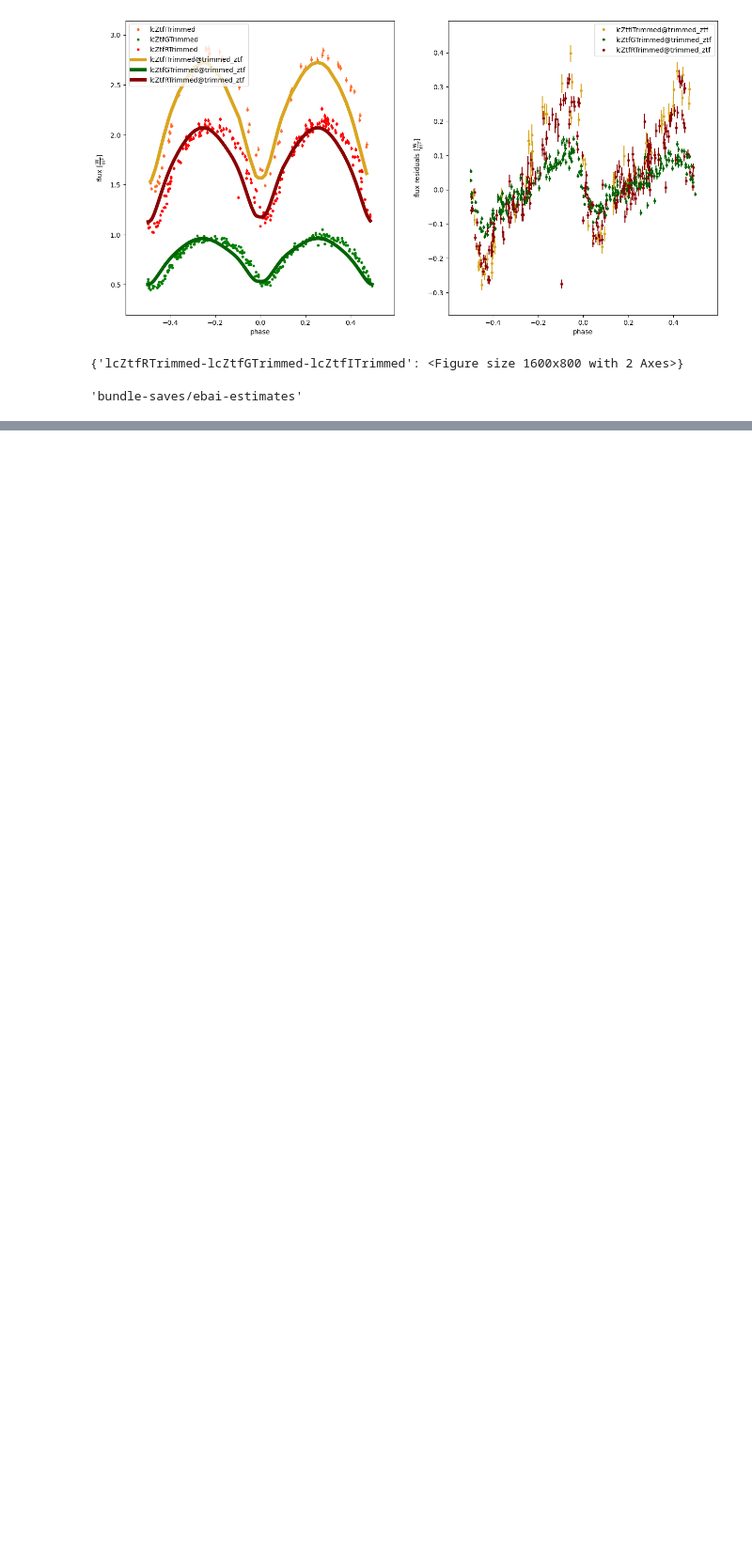
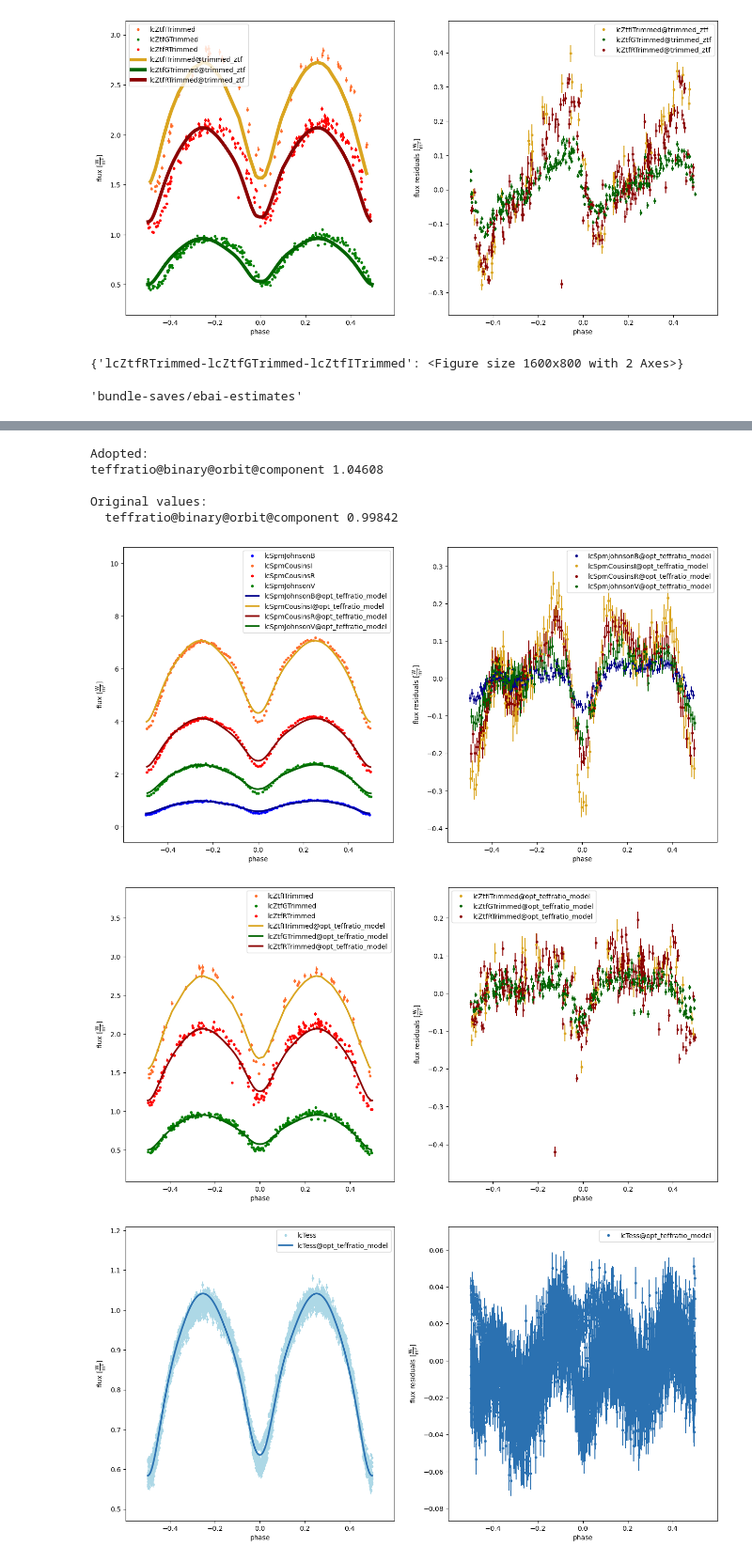
Before and after one commit to KnightIV/PHOEBE-Ensenada-Models, a Jupyter notebook: LINEAR_44914/phoebe-model.ipynb, the cells around one changed output, grey strips where cells are left out. Shown at 94% size. Cells and saved outputs as stored; diff of their text form; code cells hidden in the pictures; blank space fills up the shorter version.

```diff
--- a/LINEAR_44914/phoebe-model.ipynb
+++ b/LINEAR_44914/phoebe-model.ipynb
@@ -717,2 +780,2 @@ Original values:
 # %%
-b.save("bundle-saves/t0-opt")
+b = phoebe.load("./bundle-saves/opt-incl")
@@ -720,0 +782,2 @@ b.save("bundle-saves/t0-opt")
+# %%
+opt_utils.optimize_params(b, fit_twigs=['teffratio'], label='teffratio', export=True, datasets=trimmedZtfDatasets + spmDatasets + ['lcTess'], maxiter=30)
@@ -720,0 +787,14 @@ b.save("bundle-saves/t0-opt")
+# %%
+gen_utils.abilitateDatasets(b, enableDatasets=spmDatasets + trimmedZtfDatasets + ['lcTess'])
+_, computeModelName = opt_utils.adopt_solution(b, solution_file="./external-jobs/results/opt_teffratio_solution", reset_params=True)
+gen_utils.plotModelResidualsFigsize(b, figsize=(16, 8), datasetGroups=plotGroupsTrimmedZtf, model=computeModelName)
+gen_utils.printAllModelsChi2(b, filters=['opt'])
+# %% [output]
+Adopted:
+teffratio@binary@orbit@component 1.04608
+
+Original values:
+  teffratio@binary@orbit@component 0.99842
+[figure, added]
+[figure, added]
+[figure, added]
```
Also changed, not shown: parts of 19 cells of this notebook.
